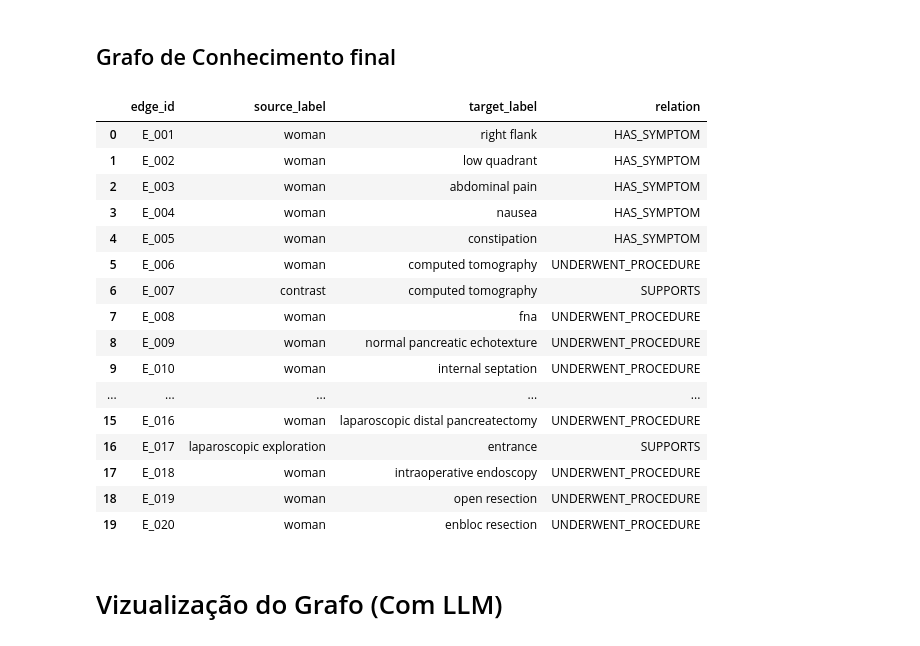
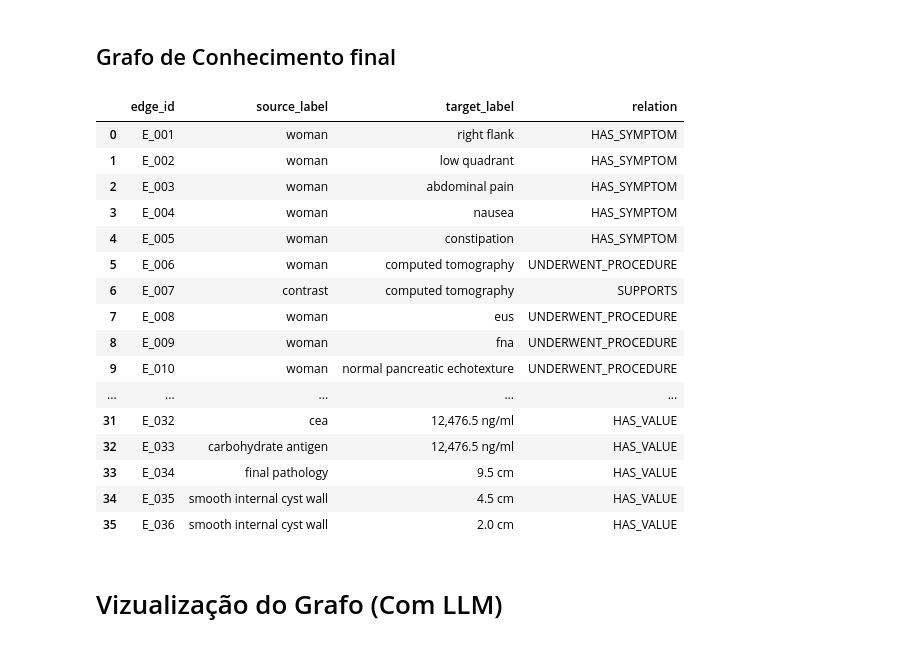
Before and after one commit to jpfrare/MC896-NLP, a Jupyter notebook: project1/pipelines/notebooks/pipeline_spacy.ipynb, the cells around one changed output. Drawn from its saved outputs; the diff is of its cells as text; code cells hidden in the pictures.

```diff
--- a/project1/pipelines/notebooks/pipeline_spacy.ipynb
+++ b/project1/pipelines/notebooks/pipeline_spacy.ipynb
@@ -178,7 +178,7 @@ exam_keywords = [
     "neurological examination", "mental status examination", "glasgow coma scale",
     "apgar score", "treadmill test", "barium swallow", "barium enema", "dexa",
     "scintigraphy", "spect scan", "doppler", "elastography", "polysomnography",
-    "sleep study", "sweat test", "mantoux test", "tuberculin skin test", "scan"
+    "sleep study", "sweat test", "mantoux test", "tuberculin skin test", "scan", "eus"
 ]
 # %%
 #definição de stopwords para filtrar palavras irrelevantes
@@ -376,32 +376,32 @@ for _, ent_row in entities_df.iterrows():
 # %%
 final_graph_edges_df = pd.DataFrame(edges).drop_duplicates(subset=['source_label', 'target_label', 'relation']).reset_index(drop=True)
 
 # Verifica se a coluna já existe antes de inserir para evitar o ValueError ao re-executar a célula
 if 'edge_id' not in final_graph_edges_df.columns:
     final_graph_edges_df.insert(0, 'edge_id', [f"E_{i+1:03d}" for i in range(len(final_graph_edges_df))])
 
 # exporta as arestas como arquivo final
 final_graph_edges_df.to_csv(PROCESSED / 'edges.csv', index=False)
 
-display(final_graph_edges_df.head(20))
+display(final_graph_edges_df)
 # %% [output]
 |  | edge_id | source_label | target_label | relation |
 | 0 | E_001 | woman | right flank | HAS_SYMPTOM |
 | 1 | E_002 | woman | low quadrant | HAS_SYMPTOM |
 | 2 | E_003 | woman | abdominal pain | HAS_SYMPTOM |
 | 3 | E_004 | woman | nausea | HAS_SYMPTOM |
 | 4 | E_005 | woman | constipation | HAS_SYMPTOM |
 | 5 | E_006 | woman | computed tomography | UNDERWENT_PROCEDURE |
 | 6 | E_007 | contrast | computed tomography | SUPPORTS |
-| 7 | E_008 | woman | fna | UNDERWENT_PROCEDURE |
-| 8 | E_009 | woman | normal pancreatic echotexture | UNDERWENT_PROCEDURE |
-| 9 | E_010 | woman | internal septation | UNDERWENT_PROCEDURE |
+| 7 | E_008 | woman | eus | UNDERWENT_PROCEDURE |
+| 8 | E_009 | woman | fna | UNDERWENT_PROCEDURE |
+| 9 | E_010 | woman | normal pancreatic echotexture | UNDERWENT_PROCEDURE |
 | ... | ... | ... | ... | ... |
-| 15 | E_016 | woman | laparoscopic distal pancreatectomy | UNDERWENT_PROCEDURE |
-| 16 | E_017 | laparoscopic exploration | entrance | SUPPORTS |
-| 17 | E_018 | woman | intraoperative endoscopy | UNDERWENT_PROCEDURE |
-| 18 | E_019 | woman | open resection | UNDERWENT_PROCEDURE |
-| 19 | E_020 | woman | enbloc resection | UNDERWENT_PROCEDURE |
+| 31 | E_032 | cea | 12,476.5 ng/ml | HAS_VALUE |
+| 32 | E_033 | carbohydrate antigen | 12,476.5 ng/ml | HAS_VALUE |
+| 33 | E_034 | final pathology | 9.5 cm | HAS_VALUE |
+| 34 | E_035 | smooth internal cyst wall | 4.5 cm | HAS_VALUE |
+| 35 | E_036 | smooth internal cyst wall | 2.0 cm | HAS_VALUE |
 # %% [markdown]
 # Vizualização do Grafo (Com LLM)
 # %%
```
